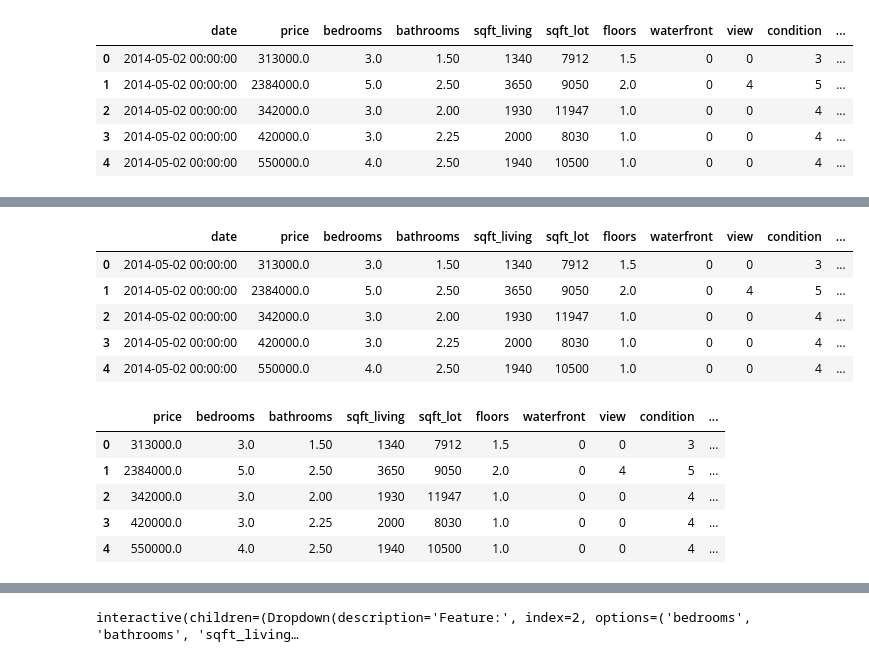
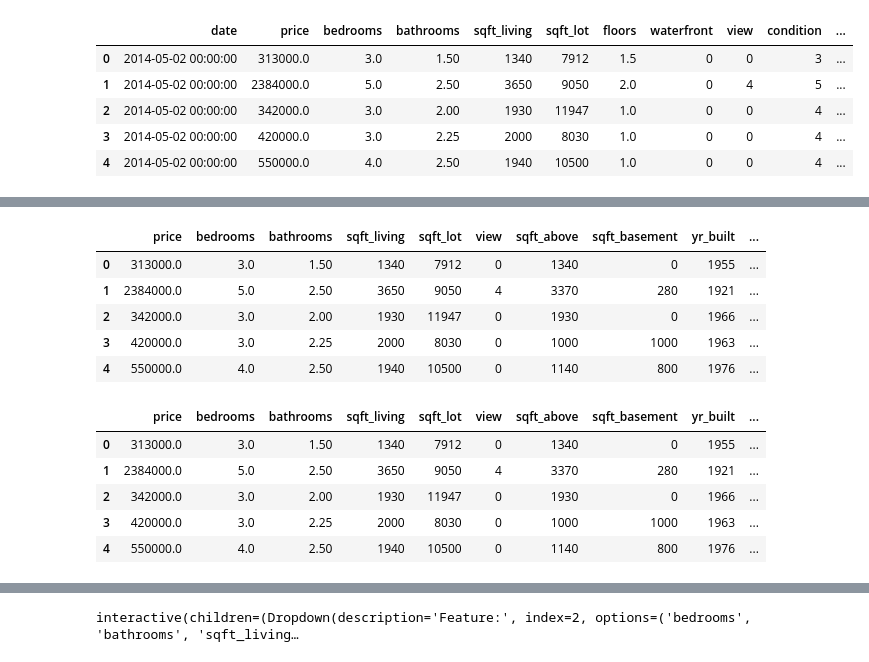
Before and after one commit to StefanLundberg77/ai_engineering_stefan_lundberg, a Jupyter notebook: exercises/Exercise_2/2_b_random_forest_regression.ipynb, the cells around one changed output, grey strips where cells are left out. Drawn from its saved outputs; the diff is of its cells as text; code cells hidden in the pictures.

```diff
--- a/exercises/Exercise_2/2_b_random_forest_regression.ipynb
+++ b/exercises/Exercise_2/2_b_random_forest_regression.ipynb
@@ -35,24 +36,24 @@ Data columns (total 18 columns):
 dtypes: float64(4), int64(9), object(5)
 memory usage: 647.0+ KB
 # %%
-df_cleaned = df.drop(["date", "street", "city", "statezip", "country"], axis="columns")#, "condition", "waterfront", "floors"], axis="columns")#"sqft_lot", "condition", "yr_built", "yr_renovated"
-df.head()
+df_cleaned = df.drop(["date", "street", "city", "statezip", "country", "condition", "waterfront", "floors"], axis="columns")#, "condition", "waterfront", "floors"], axis="columns")#"sqft_lot", "condition", "yr_built", "yr_renovated"
+df_cleaned.head()
 # %% [output]
-|  | date | price | bedrooms | bathrooms | sqft_living | sqft_lot | floors | waterfront | view | condition | ... |
-| 0 | 2014-05-02 00:00:00 | 313000.0 | 3.0 | 1.50 | 1340 | 7912 | 1.5 | 0 | 0 | 3 | ... |
-| 1 | 2014-05-02 00:00:00 | 2384000.0 | 5.0 | 2.50 | 3650 | 9050 | 2.0 | 0 | 4 | 5 | ... |
-| 2 | 2014-05-02 00:00:00 | 342000.0 | 3.0 | 2.00 | 1930 | 11947 | 1.0 | 0 | 0 | 4 | ... |
-| 3 | 2014-05-02 00:00:00 | 420000.0 | 3.0 | 2.25 | 2000 | 8030 | 1.0 | 0 | 0 | 4 | ... |
-| 4 | 2014-05-02 00:00:00 | 550000.0 | 4.0 | 2.50 | 1940 | 10500 | 1.0 | 0 | 0 | 4 | ... |
+|  | price | bedrooms | bathrooms | sqft_living | sqft_lot | view | sqft_above | sqft_basement | yr_built | ... |
+| 0 | 313000.0 | 3.0 | 1.50 | 1340 | 7912 | 0 | 1340 | 0 | 1955 | ... |
+| 1 | 2384000.0 | 5.0 | 2.50 | 3650 | 9050 | 4 | 3370 | 280 | 1921 | ... |
+| 2 | 342000.0 | 3.0 | 2.00 | 1930 | 11947 | 0 | 1930 | 0 | 1966 | ... |
+| 3 | 420000.0 | 3.0 | 2.25 | 2000 | 8030 | 0 | 1000 | 1000 | 1963 | ... |
+| 4 | 550000.0 | 4.0 | 2.50 | 1940 | 10500 | 0 | 1140 | 800 | 1976 | ... |
 # %%
 df_cleaned["yr_renovated"] = df_cleaned.apply(
     lambda row: row["yr_built"] if not row["yr_renovated"] else row["yr_renovated"], axis=1
 )
 df_cleaned.head()
 # %% [output]
-|  | price | bedrooms | bathrooms | sqft_living | sqft_lot | floors | waterfront | view | condition | ... |
-| 0 | 313000.0 | 3.0 | 1.50 | 1340 | 7912 | 1.5 | 0 | 0 | 3 | ... |
-| 1 | 2384000.0 | 5.0 | 2.50 | 3650 | 9050 | 2.0 | 0 | 4 | 5 | ... |
-| 2 | 342000.0 | 3.0 | 2.00 | 1930 | 11947 | 1.0 | 0 | 0 | 4 | ... |
-| 3 | 420000.0 | 3.0 | 2.25 | 2000 | 8030 | 1.0 | 0 | 0 | 4 | ... |
-| 4 | 550000.0 | 4.0 | 2.50 | 1940 | 10500 | 1.0 | 0 | 0 | 4 | ... |
+|  | price | bedrooms | bathrooms | sqft_living | sqft_lot | view | sqft_above | sqft_basement | yr_built | ... |
+| 0 | 313000.0 | 3.0 | 1.50 | 1340 | 7912 | 0 | 1340 | 0 | 1955 | ... |
+| 1 | 2384000.0 | 5.0 | 2.50 | 3650 | 9050 | 4 | 3370 | 280 | 1921 | ... |
+| 2 | 342000.0 | 3.0 | 2.00 | 1930 | 11947 | 0 | 1930 | 0 | 1966 | ... |
+| 3 | 420000.0 | 3.0 | 2.25 | 2000 | 8030 | 0 | 1000 | 1000 | 1963 | ... |
+| 4 | 550000.0 | 4.0 | 2.50 | 1940 | 10500 | 0 | 1140 | 800 | 1976 | ... |
```
Also changed, not shown: parts of 7 cells of this notebook.
